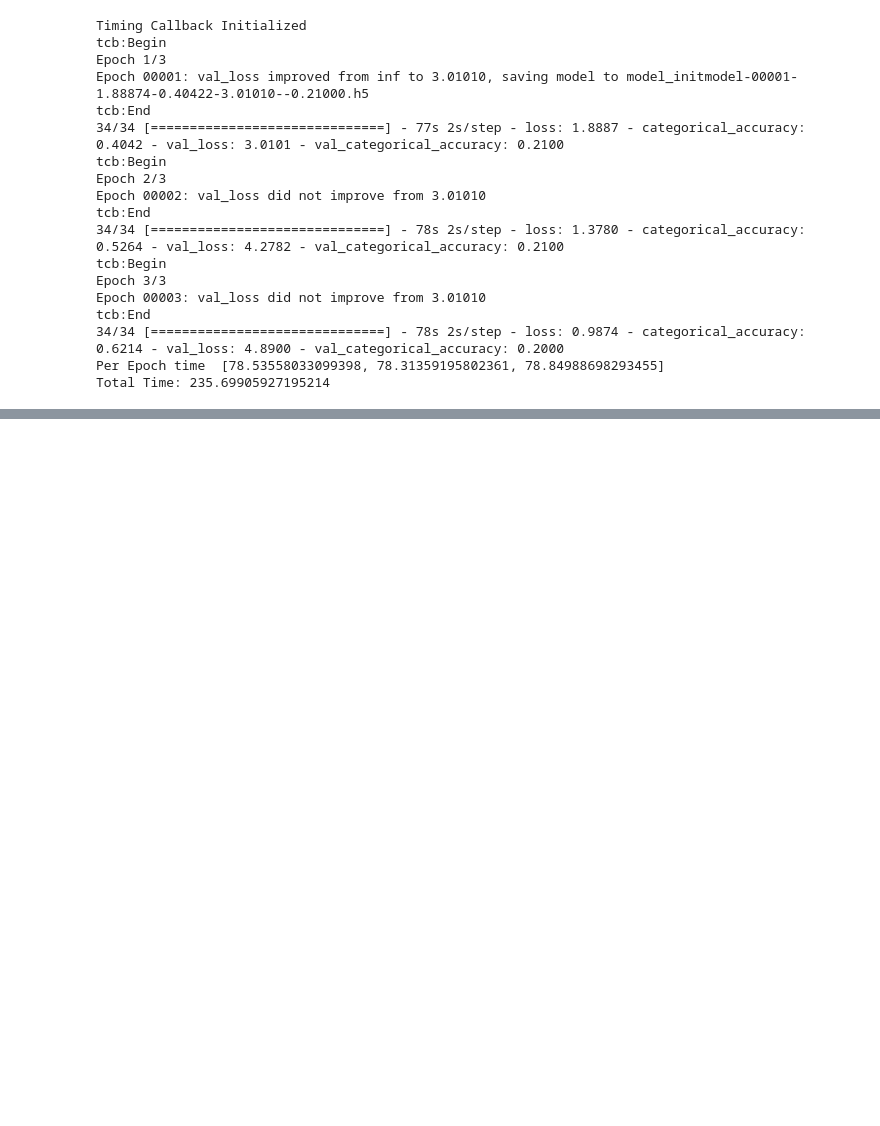
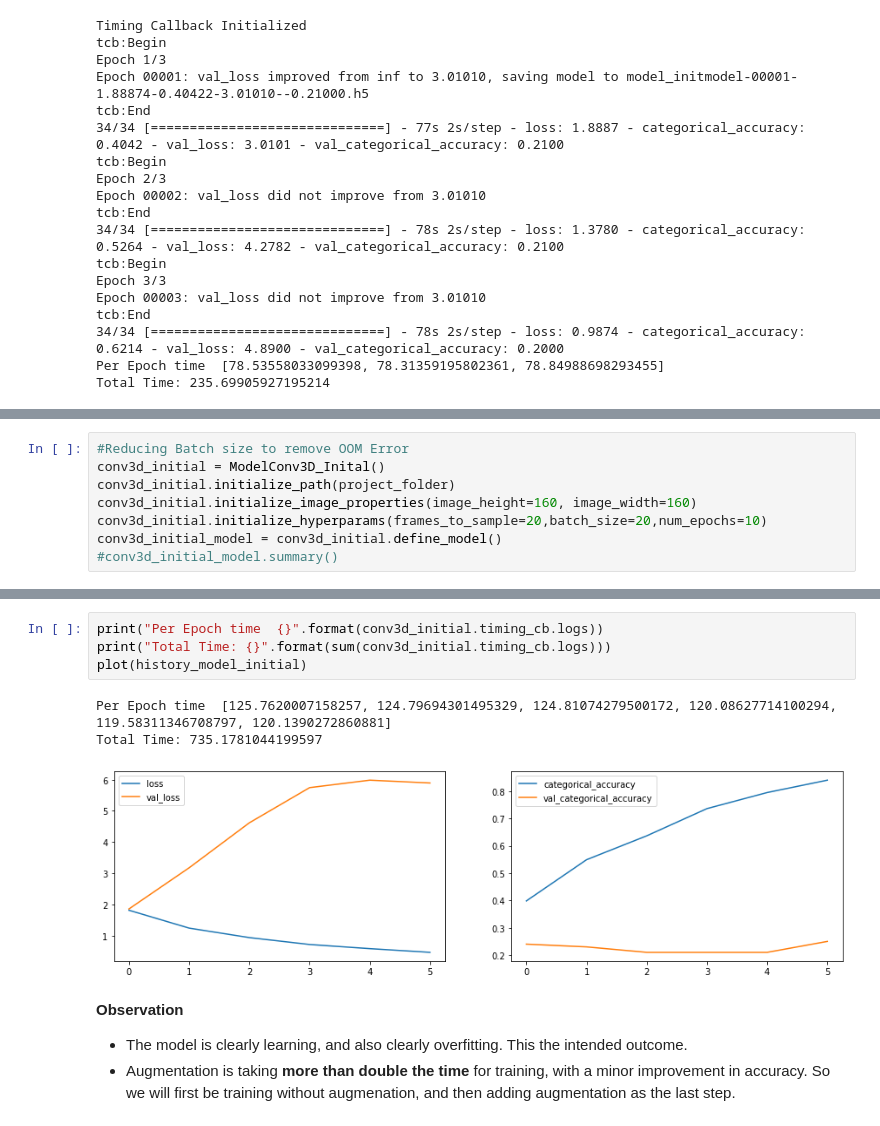
Before and after one commit to rramchan12/Gesture-Recognition-CaseStudy-IITB, a Jupyter notebook: Gesture_Recognition_Iter1.ipynb, the cells around one changed output, grey strips where cells are left out. Cells and saved outputs as stored; diff of their text form; blank space fills up the shorter version.

```diff
--- a/Gesture_Recognition_Iter1.ipynb
+++ b/Gesture_Recognition_Iter1.ipynb
@@ -720 +777,9 @@ _________________________________________________________________
+# %%
+#Reducing Batch size to remove OOM Error
+conv3d_initial = ModelConv3D_Inital()
+conv3d_initial.initialize_path(project_folder)
+conv3d_initial.initialize_image_properties(image_height=160, image_width=160)
+conv3d_initial.initialize_hyperparams(frames_to_sample=20,batch_size=20,num_epochs=10)
+conv3d_initial_model = conv3d_initial.define_model()
+#conv3d_initial_model.summary()
 # %%
@@ -740,0 +805,12 @@ Epoch 00006: early stopping
+# %%
+print("Per Epoch time  {}".format(conv3d_initial.timing_cb.logs))
+print("Total Time: {}".format(sum(conv3d_initial.timing_cb.logs)))
+plot(history_model_initial)
+# %% [output]
+Per Epoch time  [125.7620007158257, 124.79694301495329, 124.81074279500172, 120.08627714100294, 119.58311346708797, 120.1390272860881]
+Total Time: 735.1781044199597
+[figure, added]
+# %% [markdown]
+**Observation**
+- The model is clearly learning, and also clearly overfitting. This the intended outcome.
+- Augmentation is taking **more than double the time** for training, with a minor improvement in accuracy. So we will first be training without augmenation, and then adding augmentation as the last step.
```
Also changed, not shown: parts of 31 cells of this notebook.
